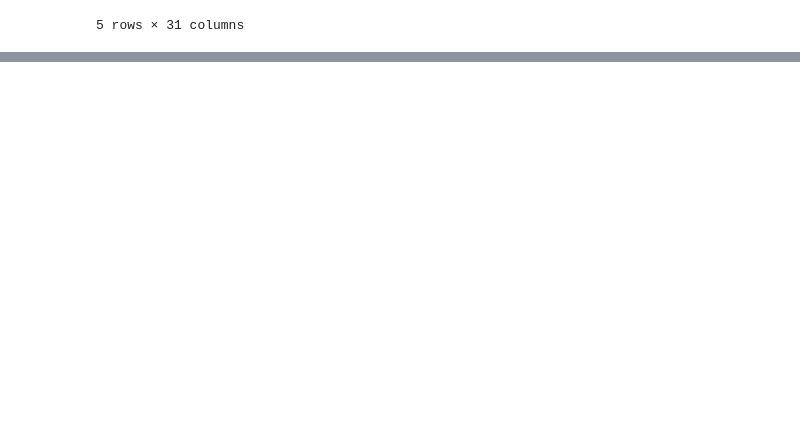
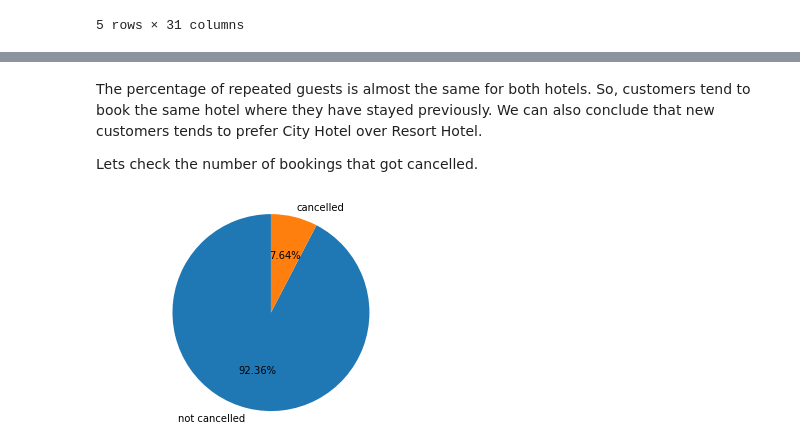
Before and after one commit to connect-midhunr/eda-hotel-booking, a Jupyter notebook: EDA_Hotel_Booking_Analysis_Capstone_Project.ipynb, the cells around one changed output, grey strips where cells are left out. Saved outputs shown, nothing was run; the diff lists cells and outputs as text; code cells hidden in the pictures; blank space fills up the shorter version.

```diff
--- a/EDA_Hotel_Booking_Analysis_Capstone_Project.ipynb
+++ b/EDA_Hotel_Booking_Analysis_Capstone_Project.ipynb
@@ -372,0 +451,9 @@ hotel_df['total_guests'] = hotel_df['adults'] + hotel_df['children'] + hotel_df[
+# %% [markdown]
+The percentage of repeated guests is almost the same for both hotels. So, customers tend to book the same hotel where they have stayed previously. We can also conclude that new customers tends to prefer City Hotel over Resort Hotel.
+
+Lets check the number of bookings that got cancelled.
+# %%
+# plot a pie chart to show % of bookings cancelled from each hotel
+plot_pie_chart_from_column(hotel_df_rptd, 'is_canceled')
+# %% [output]
+[figure, added]
```
Also changed, not shown: parts of 17 cells of this notebook.
